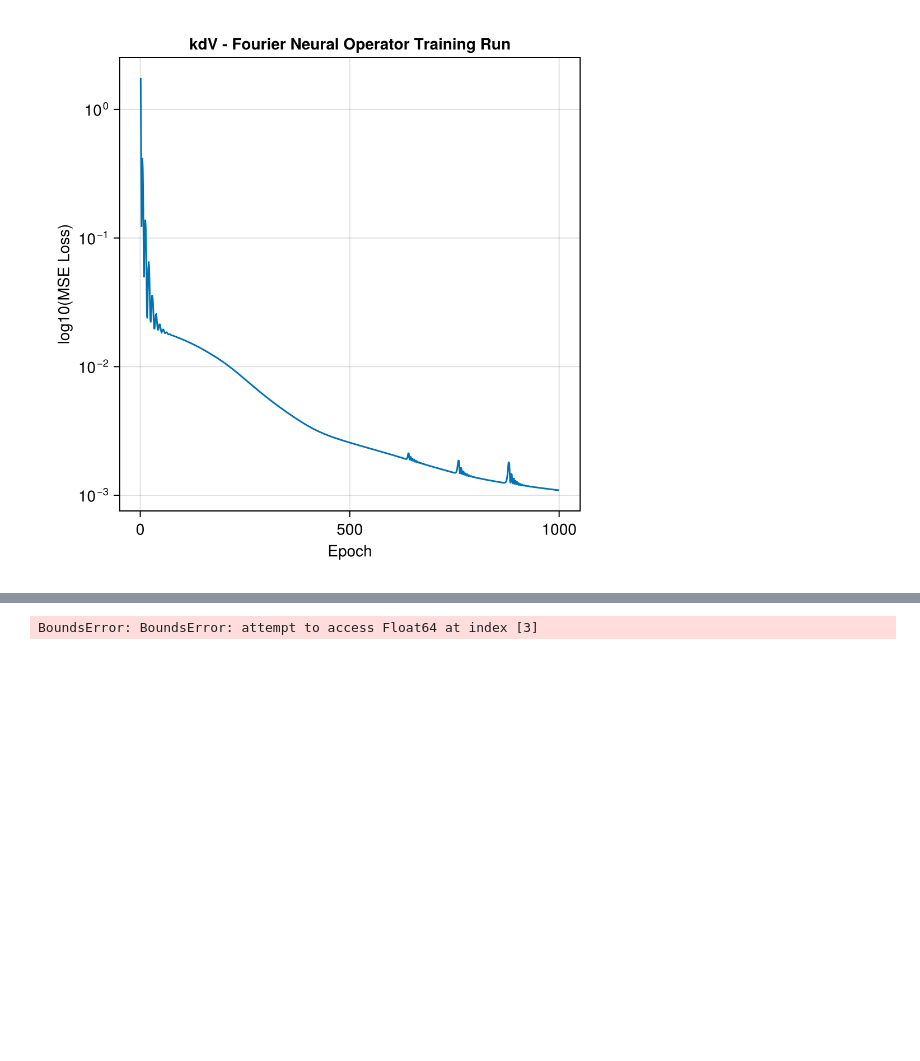
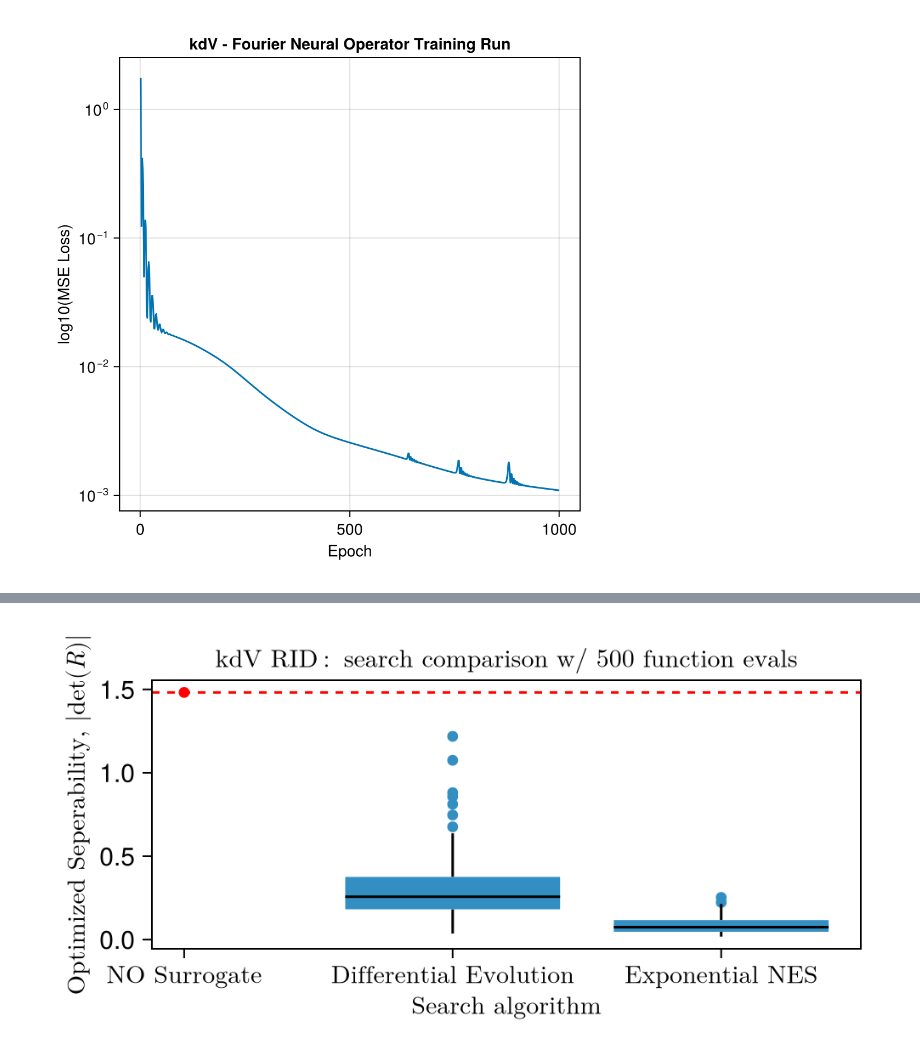
Before and after one commit to harrybooth/ReservoirInverseDesign, a Jupyter notebook: notebooks/kdV_Reservoir_CompareSurrogateVsBBO_Small.ipynb, the cells around one changed output, grey strips where cells are left out. Drawn from its saved outputs; the diff is of its cells as text; code cells hidden in the pictures; blank space fills up the shorter version.

```diff
--- a/notebooks/kdV_Reservoir_CompareSurrogateVsBBO_Small.ipynb
+++ b/notebooks/kdV_Reservoir_CompareSurrogateVsBBO_Small.ipynb
@@ -318,9 +318,10 @@ nothing ;
 # %%
+alg_names = [L"\text{Differential Evolution}",L"\text{Exponential NES}"]
+
 if run_bbo_comparison
 
     n_fno_training_samples = Int(size(X_train,3) / 4)
 
-    alg_names = ["Adaptive_Differential_Evolution","Exponential_NES"]
     alg_methods = [BBO_adaptive_de_rand_1_bin_radiuslimited(),BBO_xnes(),BBO_generating_set_search()]
 
     bbo_alg_summary_data = []
@@ -381,23 +382,24 @@ nothing ;
 # %%
 alg1_bbo_best_seperability = map(x->x[3],bbo_alg_summary_data[1])
 alg2_bbo_best_seperability = map(x->x[3],bbo_alg_summary_data[2]);
-
-gradient_surrogate_best_seperability = map(x->x[3],gradient_alg_summary_data);
-# %% [output]
-BoundsError: BoundsError: attempt to access Float64 at index [3]
 # %%
-alg_comparison_det = reduce(vcat,[gradient_surrogate_best_seperability,alg2_bbo_best_seperability,alg1_bbo_best_seperability])
-alg_comparison_class = reduce(vcat,[[n for _ in 1:size(v)] for (n,v) in enumerate([gradient_surrogate_best_seperability,alg2_bbo_best_seperability,alg1_bbo_best_seperability]))
+alg_comparison_det = reduce(vcat,[alg2_bbo_best_seperability,alg1_bbo_best_seperability])
 
-alg_comparison_names = vcat(["Surrogate + LBFGS"],alg_names)
+alg_comparison_class = reduce(vcat,[[n+1 for i in 1:length(v)] for (n,v) in enumerate([alg2_bbo_best_seperability,alg1_bbo_best_seperability])])
 
-fig = CairoMakie.Figure(size = (500,500))
+alg_comparison_names = vcat([L"\text{NO Surrogate}"],alg_names)
 
-ax = Axis(fig[1,1],xlabel = "Search algorithm",ylabel = "True |det(R)|",title = "kdV RID: search comparison w/ 2500 function evals")
+fig = CairoMakie.Figure(size = (500,250),fontsize = 15.)
 
-boxplot!(ax,alg_comparison_class,alg_comparison_det)
+ax2 = Axis(fig[1,1],xlabel = L"\text{Search algorithm}",ylabel = L"\text{Optimized Seperability, } |\text{det}(R)|",title = L"\text{kdV RID: search comparison w/ 500 function evals}",xgridvisible = false,ygridvisible = false)
 
-ax.xticks = (1:3,alg_comparison_names)
-ax.xticklabelrotation = 45.
+boxplot!(ax2,alg_comparison_class,alg_comparison_det)
+scatter!(ax2,[1],[surrogate_best_fitness],color = :red)
+hlines!(ax2,surrogate_best_fitness,linestyle = :dash,color = :red)
+
+ax2.xticks = (1:3,alg_comparison_names)
+
 
 fig
+# %% [output]
+[figure, added]
```
Also changed, not shown: parts of 3 cells of this notebook, 1 other file.
